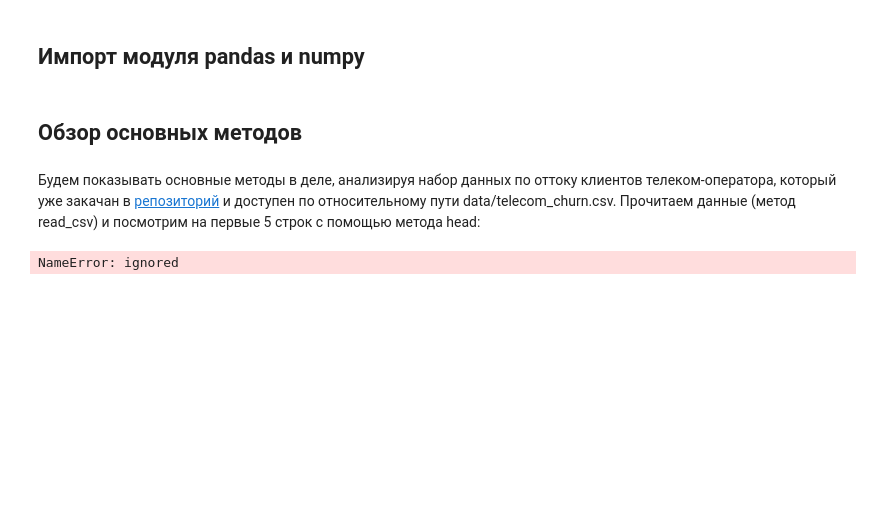
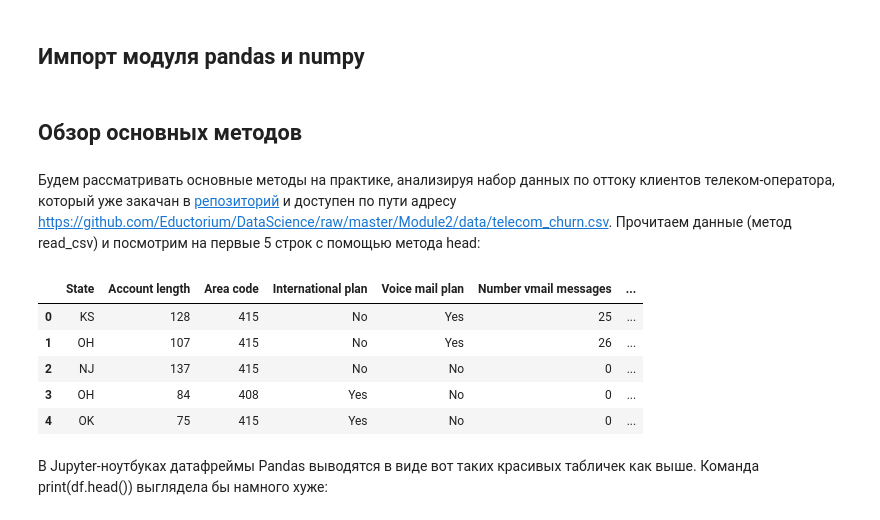
Before and after one commit to Eductorium/DataScience, a Jupyter notebook: Module2/Lesson32.ipynb, the cells around one changed output. Saved outputs shown, nothing was run; the diff lists cells and outputs as text; code cells hidden in the pictures; blank space fills up the shorter version.

```diff
--- a/Module2/Lesson32.ipynb
+++ b/Module2/Lesson32.ipynb
@@ -13,8 +13,17 @@ import numpy as np
 # %% [markdown]
 ## Обзор основных методов
 # %% [markdown]
-Будем показывать основные методы в деле, анализируя набор данных по оттоку клиентов телеком-оператора, который уже закачан в [репозиторий](data/telecom_churn.csv) и доступен по относительному пути data/telecom_churn.csv. Прочитаем данные (метод read_csv) и посмотрим на первые 5 строк с помощью метода head:
+Будем рассматривать основные методы на практике, анализируя набор данных по оттоку клиентов телеком-оператора, который уже закачан в [репозиторий](data/telecom_churn.csv) и доступен по пути адресу https://github.com/Eductorium/DataScience/raw/master/Module2/data/telecom_churn.csv. Прочитаем данные (метод read_csv) и посмотрим на первые 5 строк с помощью метода head:
 # %%
-df = pd.read_csv('data/telecom_churn.csv')
+df = pd.read_csv('https://github.com/Eductorium/DataScience/raw/master/Module2/data/telecom_churn.csv')
-# %% [output]
-NameError: ignored
+# %%
+df.head()
+# %% [output]
+|  | State | Account length | Area code | International plan | Voice mail plan | Number vmail messages | ... |
+| 0 | KS | 128 | 415 | No | Yes | 25 | ... |
+| 1 | OH | 107 | 415 | No | Yes | 26 | ... |
+| 2 | NJ | 137 | 415 | No | No | 0 | ... |
+| 3 | OH | 84 | 408 | Yes | No | 0 | ... |
+| 4 | OK | 75 | 415 | Yes | No | 0 | ... |
+# %% [markdown]
+В Jupyter-ноутбуках датафреймы Pandas выводятся в виде вот таких красивых табличек как выше. Команда print(df.head()) выглядела бы намного хуже:
```
Also changed, not shown: parts of 18 cells of this notebook, 1 other file.
